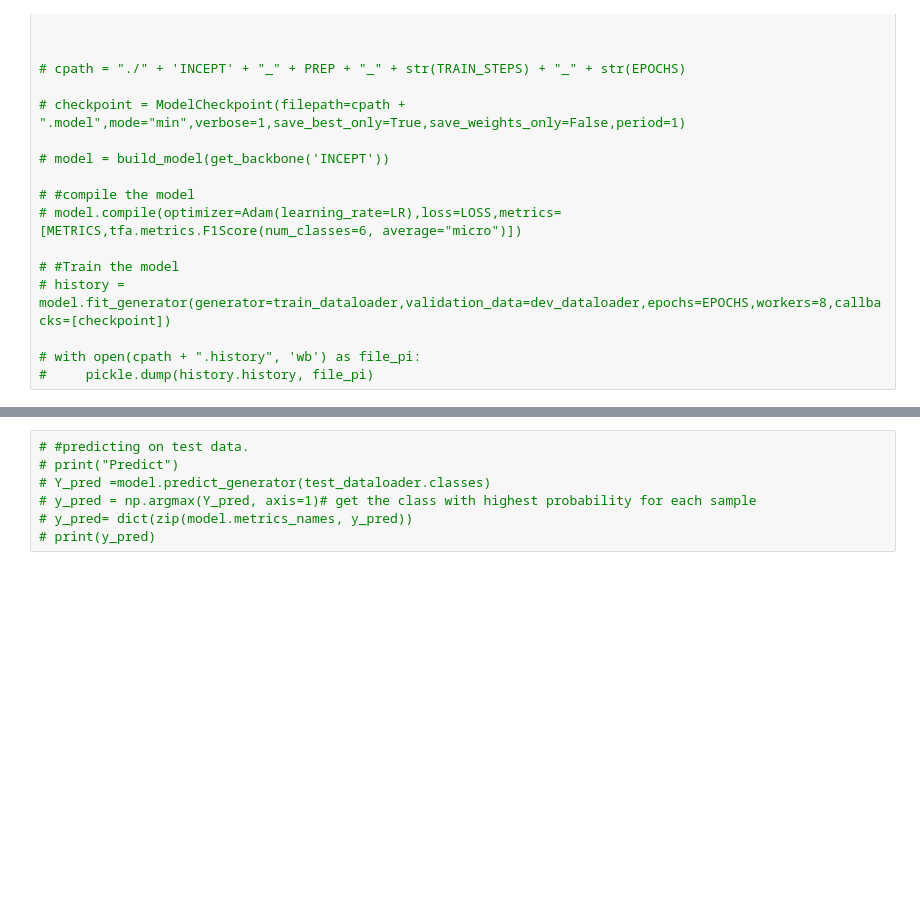
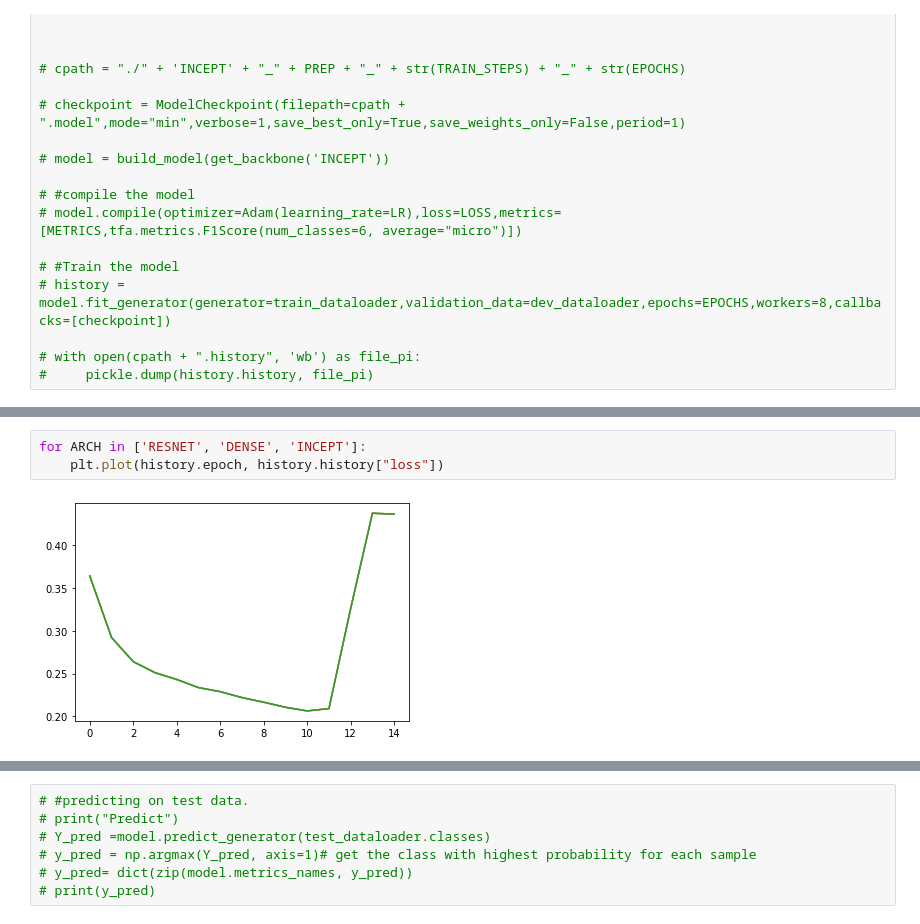
Before and after one commit to mosorajab/IntracranialHaemorrhageDetection, a Jupyter notebook: haemorrhagesdetection.ipynb, the cells around one changed output, grey strips where cells are left out. Cells and saved outputs as stored; diff of their text form; blank space fills up the shorter version.

```diff
--- a/haemorrhagesdetection.ipynb
+++ b/haemorrhagesdetection.ipynb
@@ -806,3 +834,8 @@ Epoch 00015: val_loss did not improve from 0.22744
+# %%
+for ARCH in ['RESNET', 'DENSE', 'INCEPT']:
+    plt.plot(history.epoch, history.history["loss"])
+# %% [output]
+[figure, added]
 # %%
 plt.plot(history.epoch, history.history["loss"])
 # %% [output]
```
Also changed, not shown: parts of 15 cells of this notebook.
